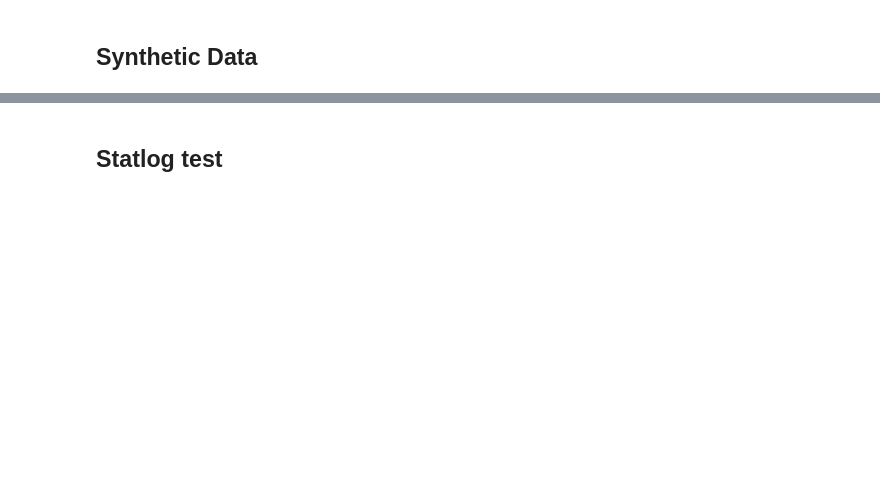
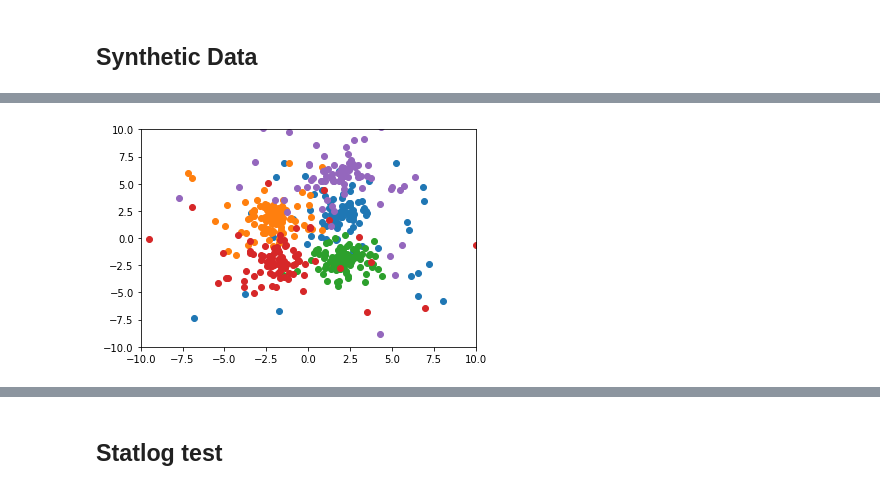
Before and after one commit to Andrewwango/femda, a Jupyter notebook: experiment_LDA.ipynb, the cells around one changed output, grey strips where cells are left out. Drawn from its saved outputs; the diff is of its cells as text; code cells hidden in the pictures; blank space fills up the shorter version.

```diff
--- a/experiment_LDA.ipynb
+++ b/experiment_LDA.ipynb
@@ -253,0 +403,6 @@ AMI 0.47726
+# %%
+ax = plt.figure().gca()
+plt.xlim([-10,10]); plt.ylim([-10,10])
+plot_dataset(X_test_2d, y_test_2d, ax)
+# %% [output]
+[figure, added]
```
Also changed, not shown: parts of 54 cells of this notebook, 3 other files.
